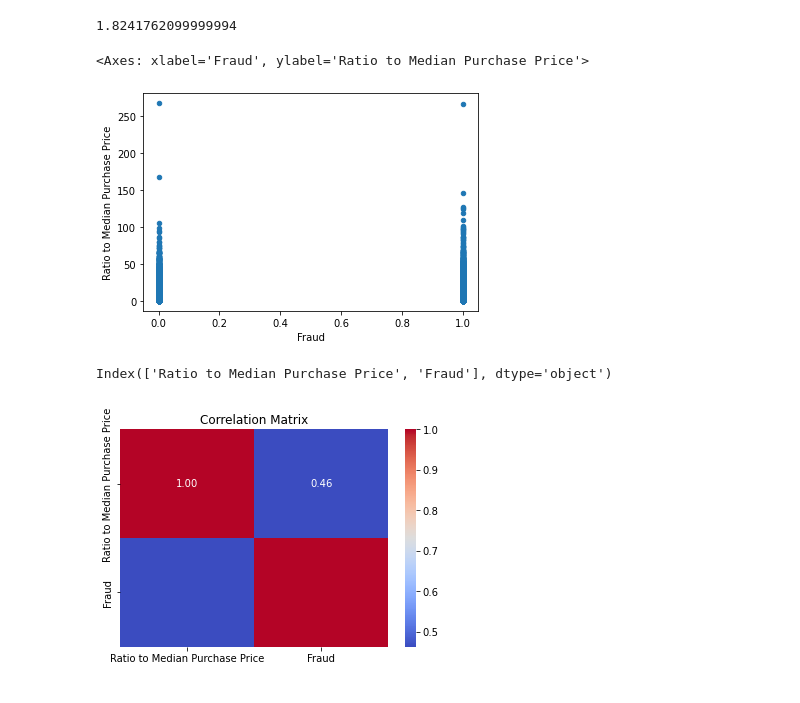
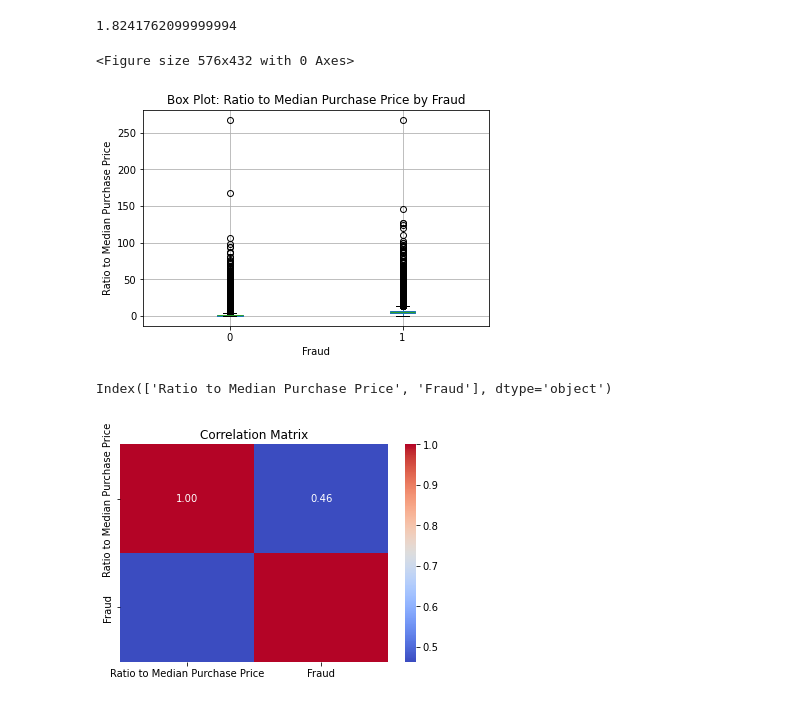
Before and after one commit to killerpennywise/project-1, a Jupyter notebook: main/median_purchase_price.ipynb, the cells around one changed output. Saved outputs shown, nothing was run; the diff lists cells and outputs as text; code cells hidden in the pictures.

```diff
--- a/main/median_purchase_price.ipynb
+++ b/main/median_purchase_price.ipynb
@@ -72,18 +72,27 @@ median_price_df.describe()
 median_price_df['Ratio to Median Purchase Price'].mean()
 # %% [output]
 1.8241762099999994
-# %%
-median_price_df.plot(kind='scatter',y='Ratio to Median Purchase Price',x='Fraud')
-# %% [output]
-<Axes: xlabel='Fraud', ylabel='Ratio to Median Purchase Price'>
-[figure, removed]
+# %%
+# Box plot to display distributions of data
+plt.figure(figsize=(8, 6))
+median_price_df.boxplot(column='Ratio to Median Purchase Price',by='Fraud')
+plt.title('Box Plot: Ratio to Median Purchase Price by Fraud')
+plt.suptitle('')
+plt.xlabel('Fraud')
+plt.ylabel('Ratio to Median Purchase Price')
+plt.grid(True)
+plt.show()
+# %% [output]
+<Figure size 576x432 with 0 Axes>
+[figure, added]
 # %%
 # Define the correlation variable
 corr_df = median_price_df.corr()
-# %%
-corr_df.columns
-# %% [output]
-Index(['Ratio to Median Purchase Price', 'Fraud'], dtype='object')
+# %%
+# Correlation dataframe columns
+corr_df.columns
+# %% [output]
+Index(['Ratio to Median Purchase Price', 'Fraud'], dtype='object')
 # %%
 # Plot the correlation between the Median Purchase Price and Fraud
 plt.figure()
```
Also changed, not shown: parts of 12 cells of this notebook, 2 other files.
